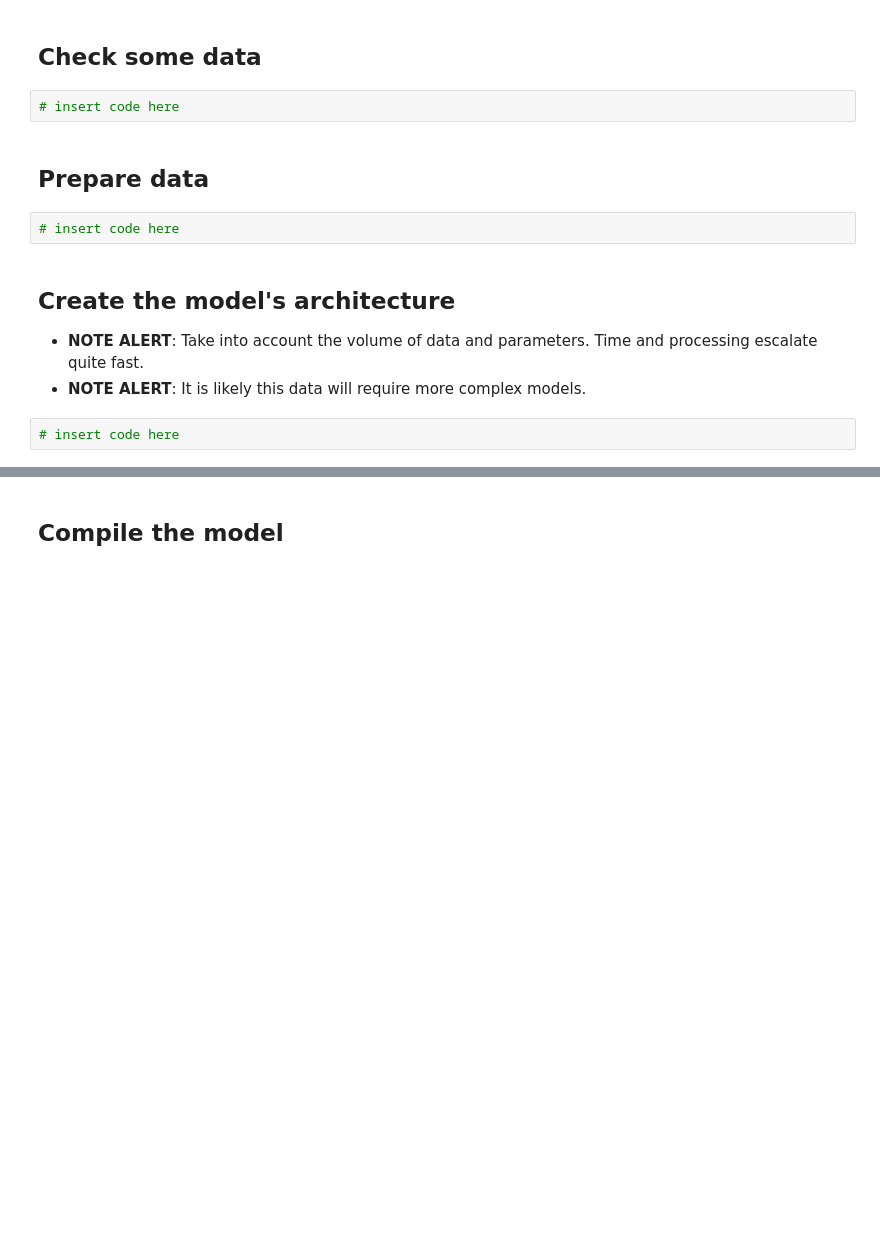
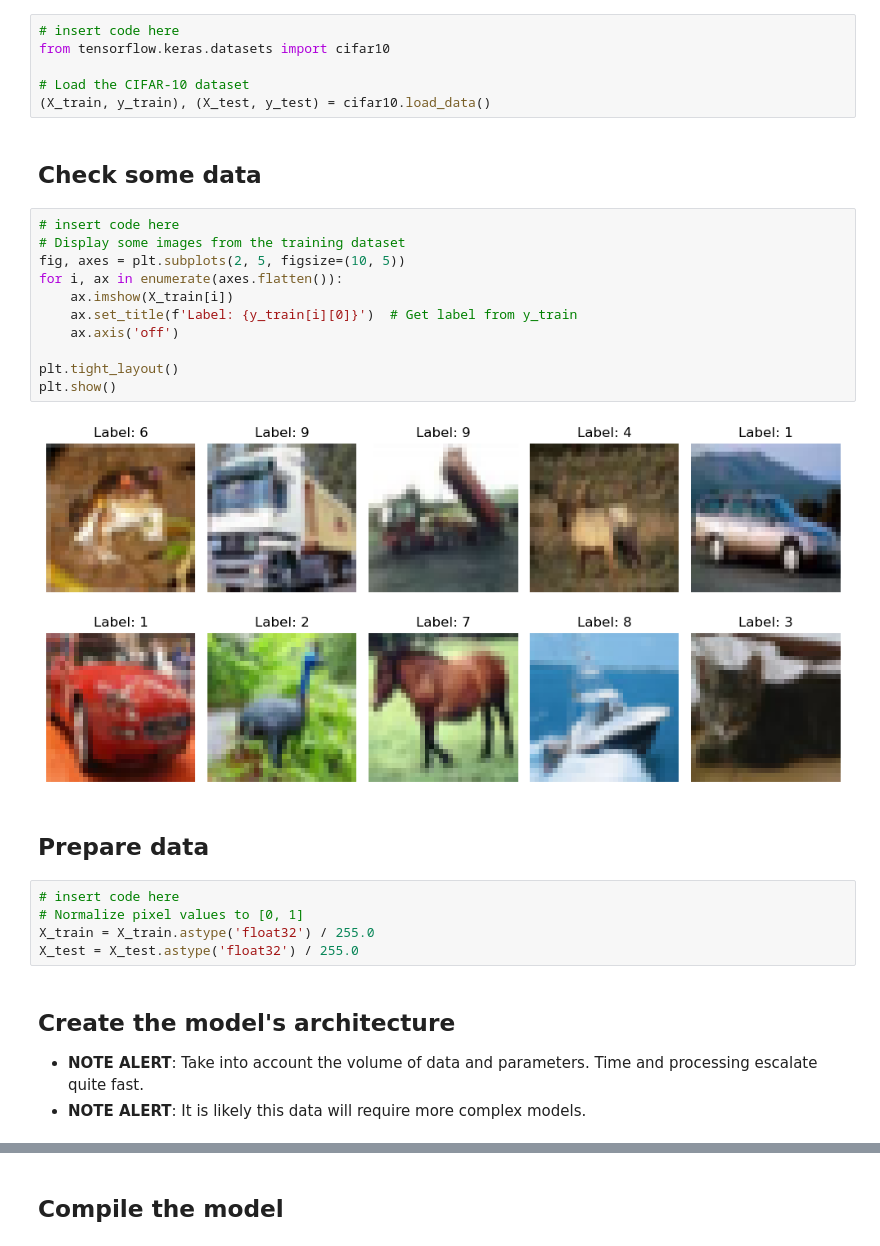
Before and after one commit to mdjroaming/IOD, a Jupyter notebook: Module 9/Module 9 Labs/IOD_Lab-9_2 - CNN with keras.ipynb, the cells around one changed output, grey strips where cells are left out. Saved outputs shown, nothing was run; the diff lists cells and outputs as text; blank space fills up the shorter version.

```diff
--- a/Module 9/Module 9 Labs/IOD_Lab-9_2 - CNN with keras.ipynb
+++ b/Module 9/Module 9 Labs/IOD_Lab-9_2 - CNN with keras.ipynb
@@ -41,14 +56,32 @@ Use the **Keras**' load method.
+# %%
+# insert code here
+from tensorflow.keras.datasets import cifar10
+
+# Load the CIFAR-10 dataset
+(X_train, y_train), (X_test, y_test) = cifar10.load_data()
 # %% [markdown]
 ## Check some data
-# %%
-# insert code here
+# %%
+# insert code here
+# Display some images from the training dataset
+fig, axes = plt.subplots(2, 5, figsize=(10, 5))
+for i, ax in enumerate(axes.flatten()):
+    ax.imshow(X_train[i])
+    ax.set_title(f'Label: {y_train[i][0]}')  # Get label from y_train
+    ax.axis('off')
+
+plt.tight_layout()
+plt.show()
+# %% [output]
+[figure, added]
 # %% [markdown]
 ## Prepare data
-# %%
-# insert code here
+# %%
+# insert code here
+# Normalize pixel values to [0, 1]
+X_train = X_train.astype('float32') / 255.0
+X_test = X_test.astype('float32') / 255.0
 # %% [markdown]
 ## Create the model's architecture
 - **NOTE ALERT**: Take into account the volume of data and parameters. Time and processing escalate quite fast.
 - **NOTE ALERT**: It is likely this data will require more complex models.
-# %%
-# insert code here
```
Also changed, not shown: parts of 26 cells of this notebook, 14 other files.
